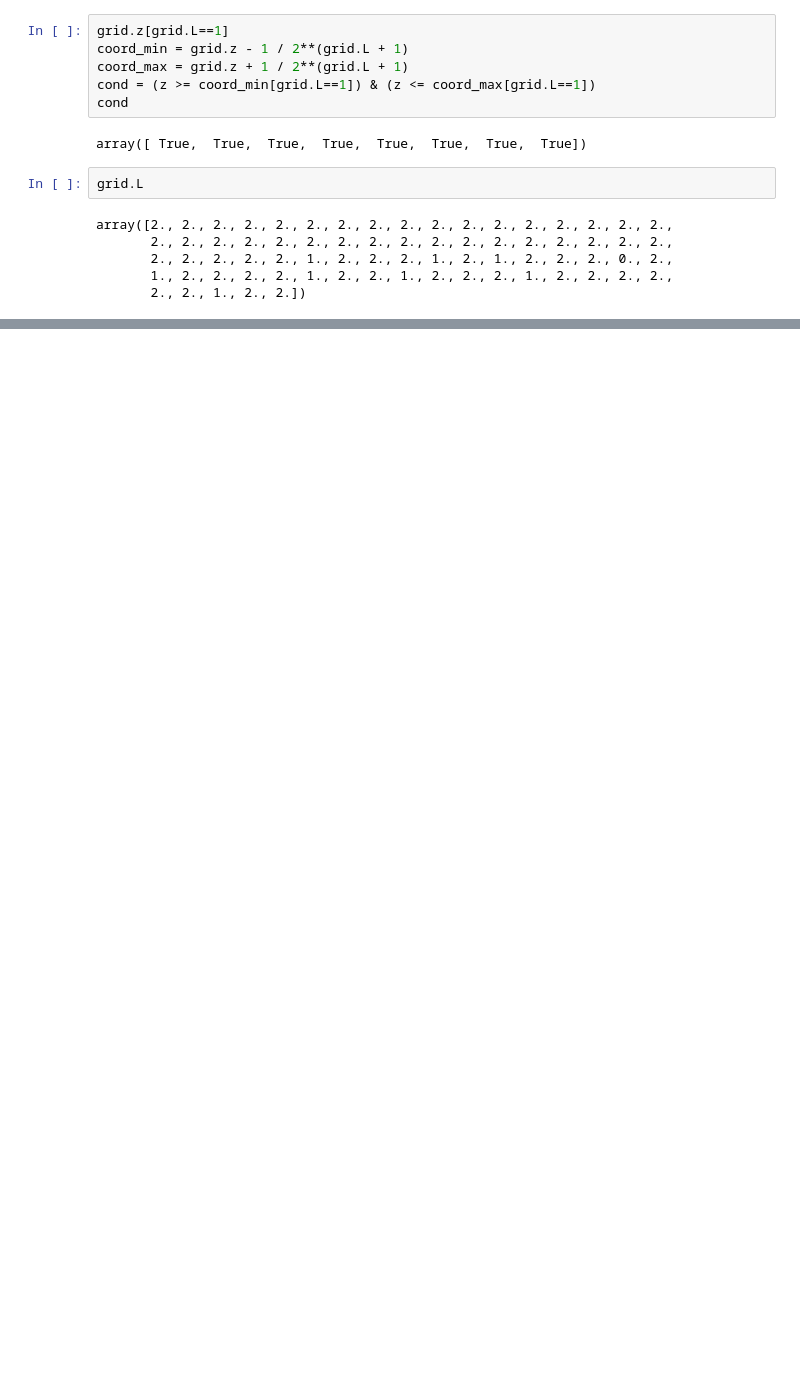
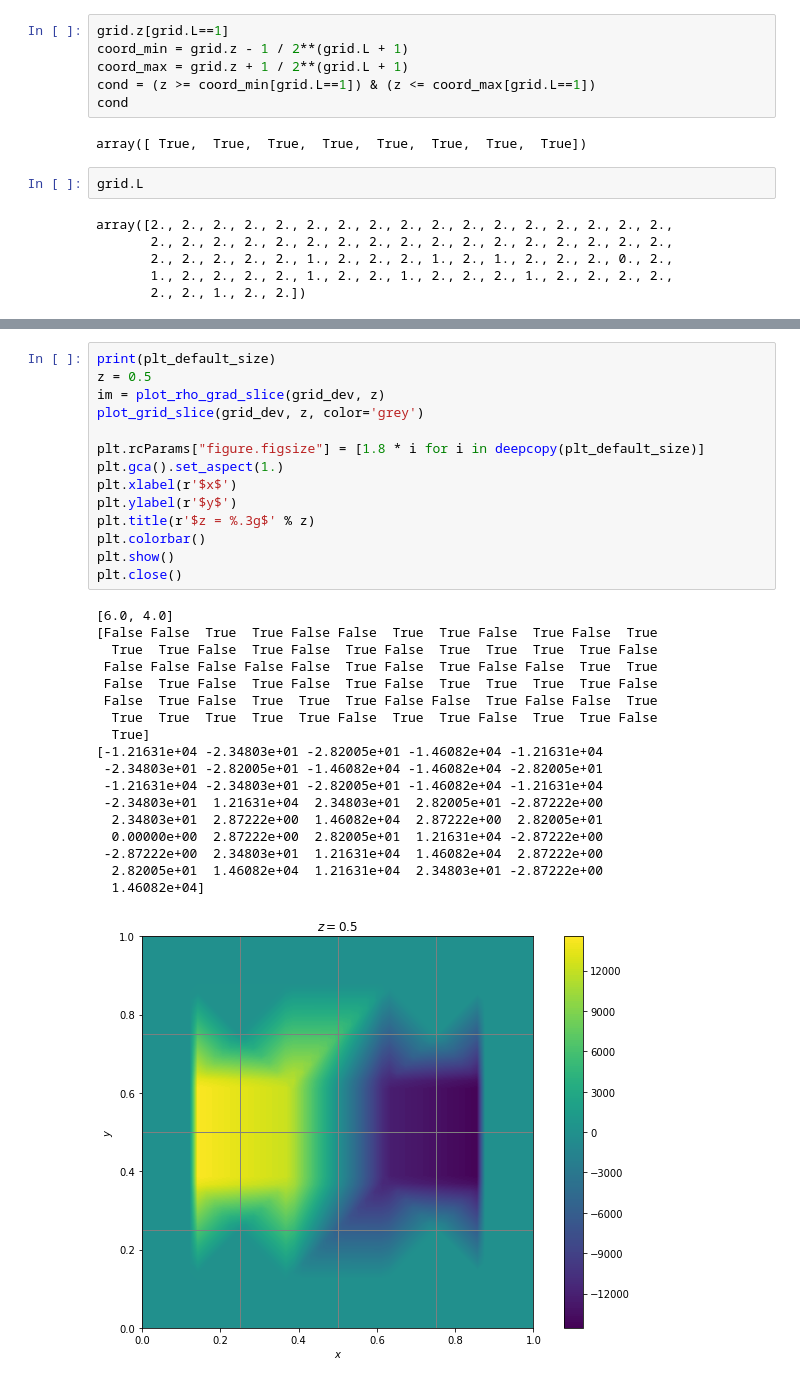
Before and after one commit to 314152718/amr-gpu, a Jupyter notebook: visualize.ipynb, the cells around one changed output, grey strips where cells are left out. Drawn from its saved outputs; the diff is of its cells as text; blank space fills up the shorter version.

```diff
--- a/visualize.ipynb
+++ b/visualize.ipynb
@@ -156,0 +199,33 @@ Error:
+# %%
+print(plt_default_size)
+z = 0.5
+im = plot_rho_grad_slice(grid_dev, z)
+plot_grid_slice(grid_dev, z, color='grey')
+
+plt.rcParams["figure.figsize"] = [1.8 * i for i in deepcopy(plt_default_size)]
+plt.gca().set_aspect(1.)
+plt.xlabel(r'$x$')
+plt.ylabel(r'$y$')
+plt.title(r'$z = %.3g$' % z)
+plt.colorbar()
+plt.show()
+plt.close()
+# %% [output]
+[6.0, 4.0]
+[False False  True  True False False  True  True False  True False  True
+  True  True False  True False  True False  True  True  True  True False
+ False False False False False  True False  True False False  True  True
+ False  True False  True False  True False  True  True  True  True False
+ False  True False  True  True  True False False  True False False  True
+  True  True  True  True  True False  True  True False  True  True False
+  True]
+[-1.21631e+04 -2.34803e+01 -2.82005e+01 -1.46082e+04 -1.21631e+04
+ -2.34803e+01 -2.82005e+01 -1.46082e+04 -1.46082e+04 -2.82005e+01
+ -1.21631e+04 -2.34803e+01 -2.82005e+01 -1.46082e+04 -1.21631e+04
+ -2.34803e+01  1.21631e+04  2.34803e+01  2.82005e+01 -2.87222e+00
+  2.34803e+01  2.87222e+00  1.46082e+04  2.87222e+00  2.82005e+01
+  0.00000e+00  2.87222e+00  2.82005e+01  1.21631e+04 -2.87222e+00
+ -2.87222e+00  2.34803e+01  1.21631e+04  1.46082e+04  2.87222e+00
+  2.82005e+01  1.46082e+04  1.21631e+04  2.34803e+01 -2.87222e+00
+  1.46082e+04]
+[figure, added]
```
Also changed, not shown: parts of 11 cells of this notebook, 3 other files.
